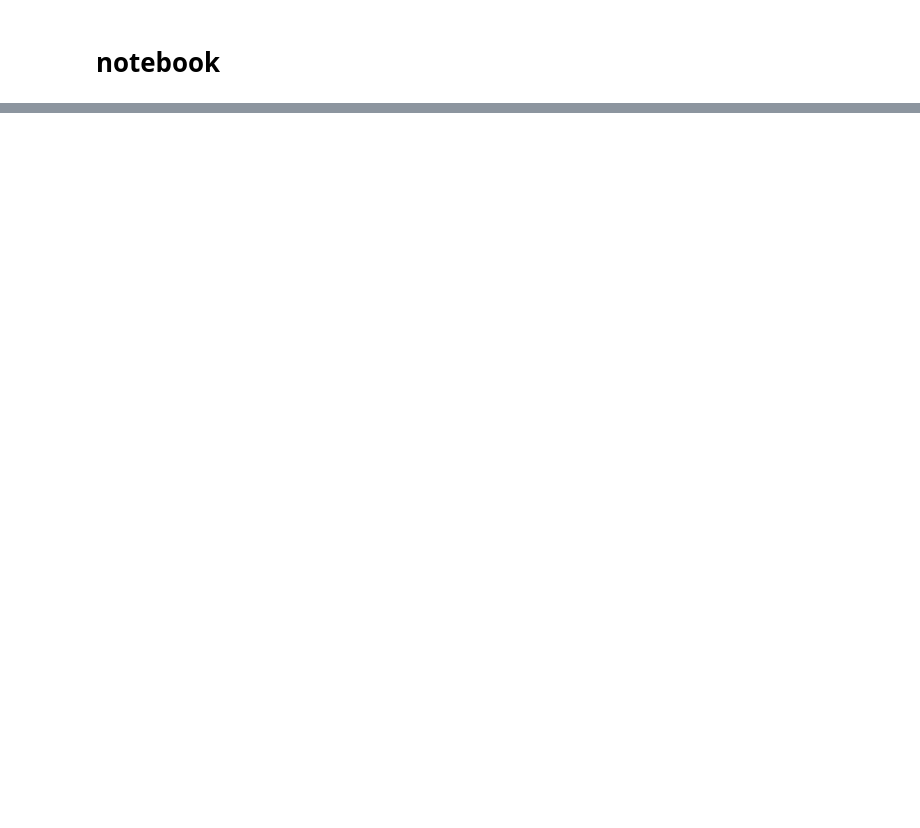
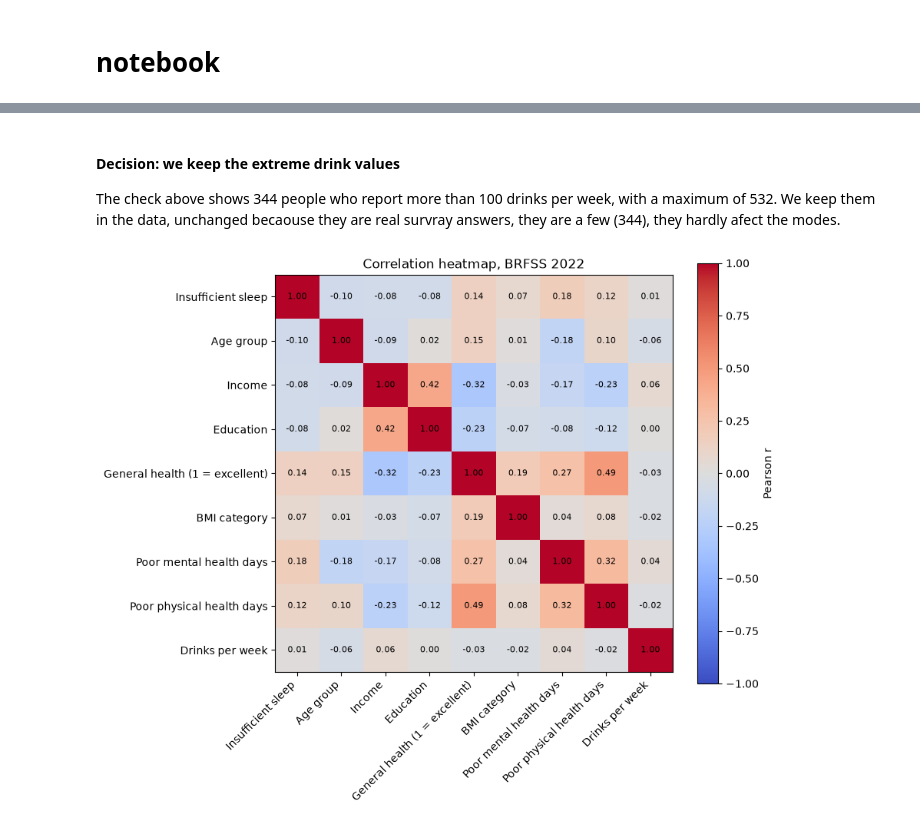
Before and after one commit to nronen29/sleep-prediction-brfss, a Jupyter notebook: sleep_prediction_brfss.ipynb, the cells around one changed output, grey strips where cells are left out. Drawn from its saved outputs; the diff is of its cells as text; code cells hidden in the pictures; blank space fills up the shorter version.

```diff
--- a/sleep_prediction_brfss.ipynb
+++ b/sleep_prediction_brfss.ipynb
@@ -103,0 +451,27 @@ for year, xpt_path in DATA_FILES.items():
+# %% [markdown]
+#### Decision: we keep the extreme drink values
+The check above shows 344 people who report more than 100 drinks per week, with a maximum of 532. We keep them in the data, unchanged becaouse they are real survray answers, they are a few (344), they hardly afect the modes.
+# %%
+# Pearson correlation between the numeric and ordered features and the target (Lecture 3).
+# For ordered categories (age group, income, ...) the codes are treated as numbers, so this is an approximation.
+# Nominal features (sex, race, employment, marital status, region, yes/no conditions) have no order, so they are
+# left out here and covered by the chi-square tests below.
+CORR_LABELS = {"insufficient_sleep": "Insufficient sleep", "_AGEG5YR": "Age group", "_INCOMG1": "Income",
+               "_EDUCAG": "Education", "GENHLTH": "General health (1 = excellent)", "_BMI5CAT": "BMI category",
+               "MENTHLTH": "Poor mental health days", "PHYSHLTH": "Poor physical health days",
+               "_DRNKWK2": "Drinks per week"}
+corr = df_clean[list(CORR_LABELS)].corr().rename(index=CORR_LABELS, columns=CORR_LABELS)
+
+fig, ax = plt.subplots(figsize=(9, 7.5))
+im = ax.imshow(corr, cmap="coolwarm", vmin=-1, vmax=1)
+ax.set_xticks(range(len(corr)), corr.columns, rotation=45, ha="right")
+ax.set_yticks(range(len(corr)), corr.index)
+for i in range(len(corr)):
+    for j in range(len(corr)):
+        ax.text(j, i, f"{corr.iat[i, j]:.2f}", ha="center", va="center", fontsize=8)
+fig.colorbar(im, ax=ax, label="Pearson r")
+ax.set_title("Correlation heatmap, BRFSS 2022")
+plt.tight_layout()
+plt.show()
+# %% [output]
+[figure, added]
```
Also changed, not shown: parts of 30 cells of this notebook, 1 other file.
